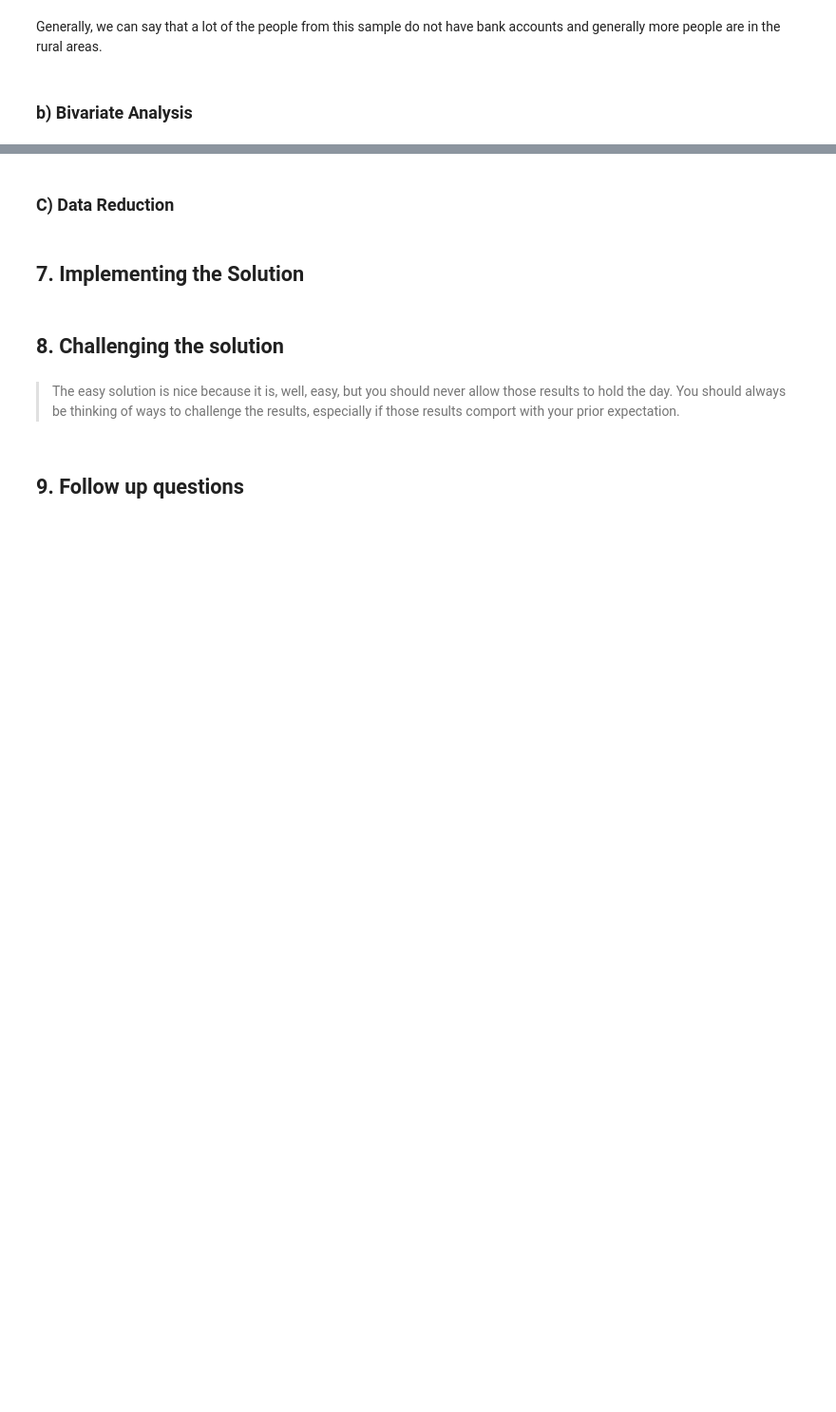
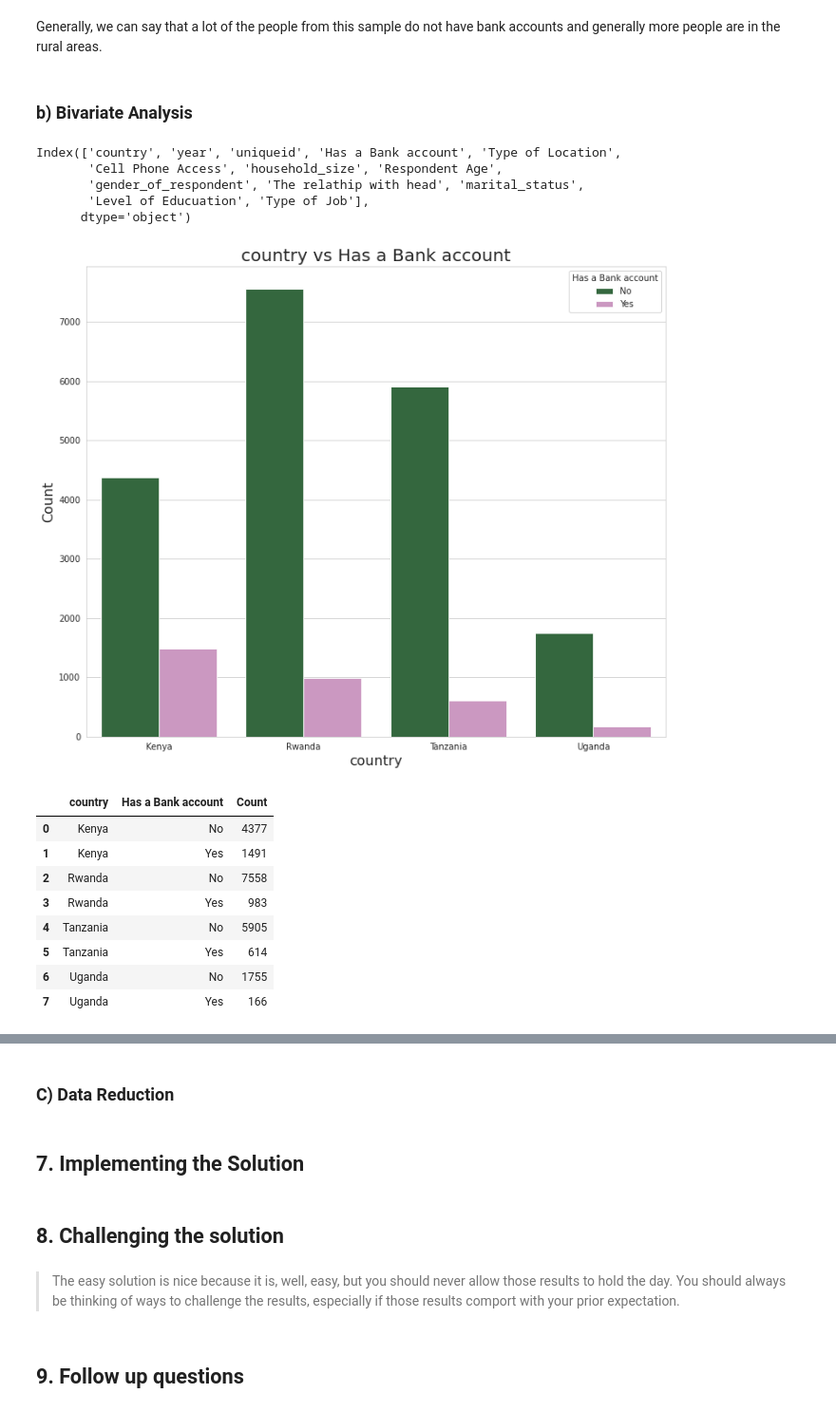
Before and after one commit to mburu-mwangi/Core-Wk2-IP, a Jupyter notebook: Moringa_Data_Science_Core_W2_Independent_Project_2021_09_Alfonce_Mwangi_Python_Notebook.ipynb, the cells around one changed output, grey strips where cells are left out. Shown at 95% size. Saved outputs shown, nothing was run; the diff lists cells and outputs as text; code cells hidden in the pictures; blank space fills up the shorter version.

```diff
--- a/Moringa_Data_Science_Core_W2_Independent_Project_2021_09_Alfonce_Mwangi_Python_Notebook.ipynb
+++ b/Moringa_Data_Science_Core_W2_Independent_Project_2021_09_Alfonce_Mwangi_Python_Notebook.ipynb
@@ -303,0 +345,8 @@ Generally, we can say that a lot of the people from this sample do not have bank
+# %%
+FinancialData_Df2.columns
+# %% [output]
+Index(['country', 'year', 'uniqueid', 'Has a Bank account', 'Type of Location',
+       'Cell Phone Access', 'household_size', 'Respondent Age',
+       'gender_of_respondent', 'The relathip with head', 'marital_status',
+       'Level of Educuation', 'Type of Job'],
+      dtype='object')
@@ -303,0 +363,27 @@ Generally, we can say that a lot of the people from this sample do not have bank
+# %%
+def bivariate_viz(data,variable_1,variable_2,palette):
+  bi_data = data.groupby([variable_1,variable_2])[variable_2].count()
+  output = pd.DataFrame(bi_data)
+  df = output.rename(columns={f"{variable_2}":'Count'}).reset_index()
+  sns.set_style("whitegrid")
+  ax,bar = plt.subplots(figsize = (12,10))
+  ax=sns.barplot(x=f"{variable_1}",y='Count',hue=f"{variable_2}", data=df,palette=palette)
+  ax.set_xlabel(f"{variable_1}",fontsize=16)
+  ax.set_ylabel('Count',fontsize=16)
+  ax.set_title(f"{variable_1} vs {variable_2}", fontsize=20)
+
+  plt.show()
+  return df
+# %%
+bivariate_viz(FinancialData_Df2,'country','Has a Bank account','cubehelix')
+# %% [output]
+[figure, added]
+|  | country | Has a Bank account | Count |
+| 0 | Kenya | No | 4377 |
+| 1 | Kenya | Yes | 1491 |
+| 2 | Rwanda | No | 7558 |
+| 3 | Rwanda | Yes | 983 |
+| 4 | Tanzania | No | 5905 |
+| 5 | Tanzania | Yes | 614 |
+| 6 | Uganda | No | 1755 |
+| 7 | Uganda | Yes | 166 |
```
Also changed, not shown: parts of 9 cells of this notebook.
